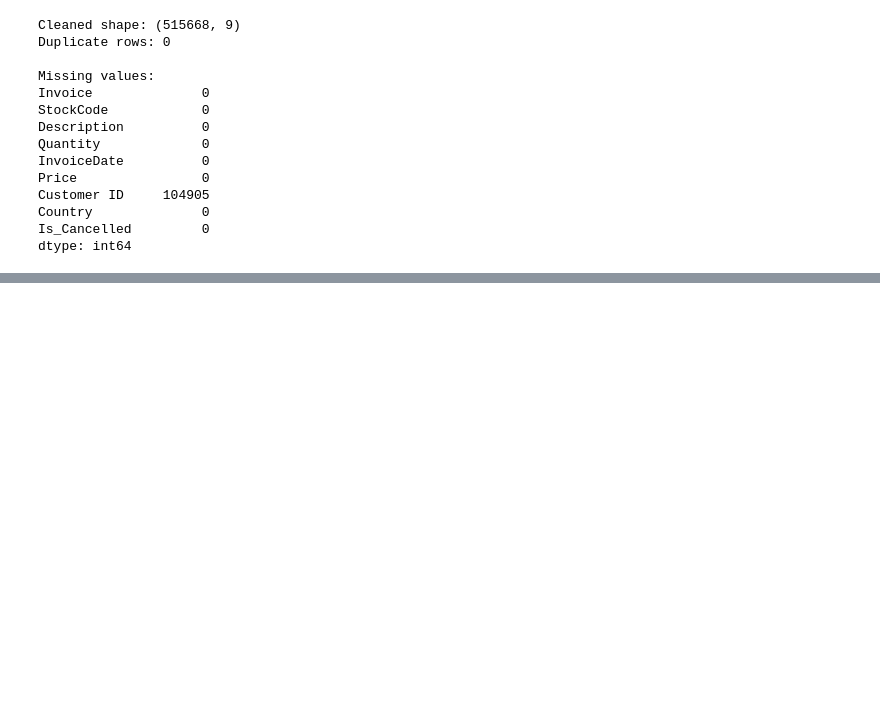
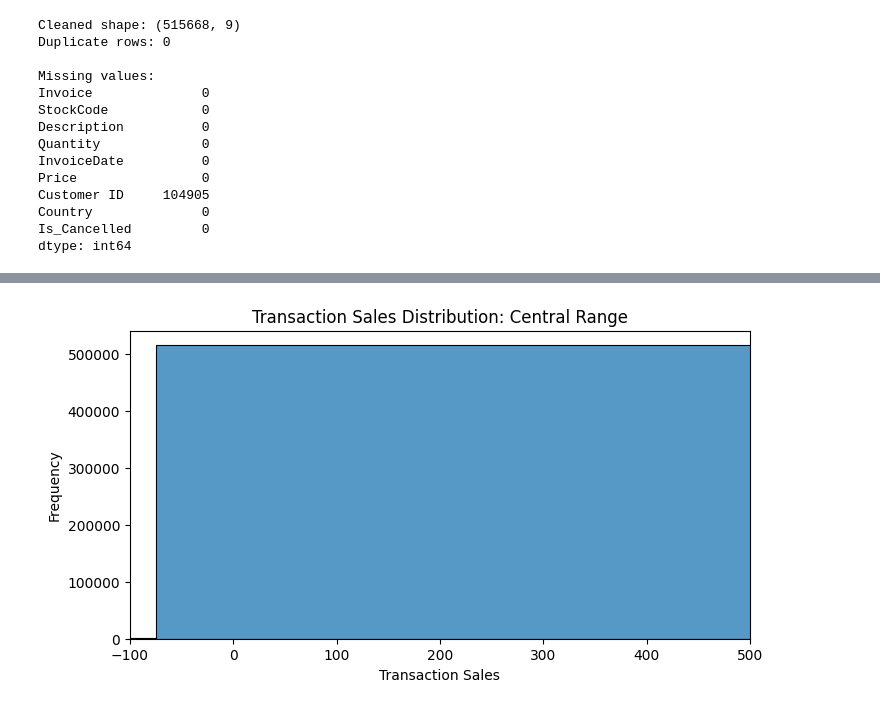
Before and after one commit to ivaibhavpawar1045/Python-Data-Analytics, a Jupyter notebook: 36_Complete_EDA/practice.ipynb, the cells around one changed output, grey strips where cells are left out. Saved outputs shown, nothing was run; the diff lists cells and outputs as text; code cells hidden in the pictures; blank space fills up the shorter version.

```diff
--- a/36_Complete_EDA/practice.ipynb
+++ b/36_Complete_EDA/practice.ipynb
@@ -197,0 +246,17 @@ dtype: int64
+# %%
+
+plt.figure(figsize=(8, 4))
+
+sns.histplot(
+    data=sales_data_clean,
+    x="Sales",
+    bins=50
+)
+
+plt.xlim(-100, 500)
+plt.title("Transaction Sales Distribution: Central Range")
+plt.xlabel("Transaction Sales")
+plt.ylabel("Frequency")
+plt.show()
+# %% [output]
+[figure, added]
```
Also changed, not shown: parts of 5 cells of this notebook.
